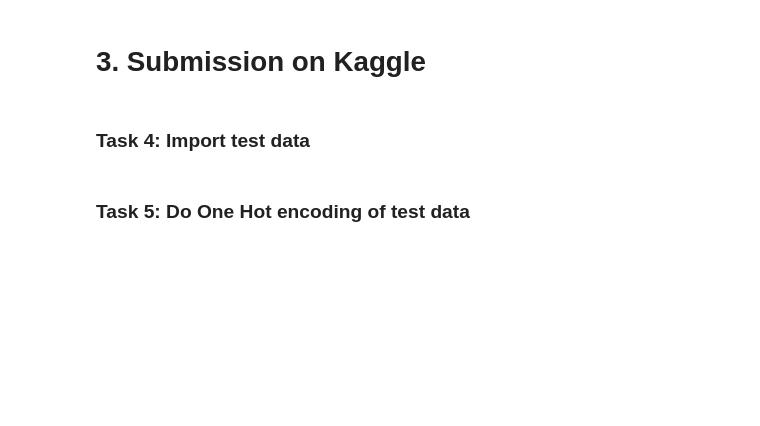
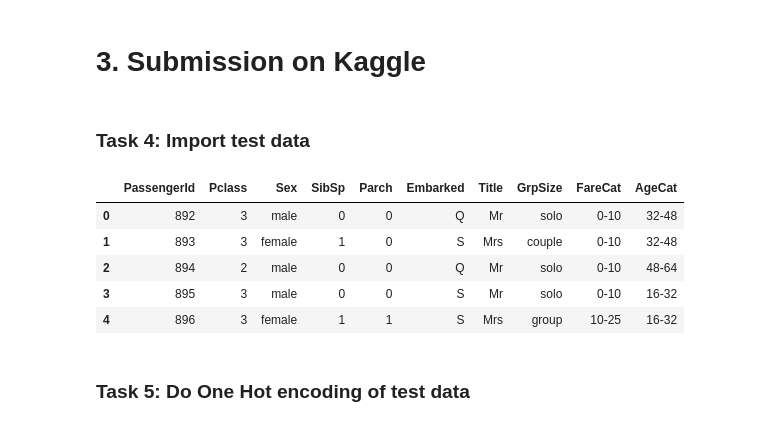
Before and after one commit to Sanaullah-nahk/Dice_Analytics_ML, a Jupyter notebook: Week 06/Logistic Regression/Classification-Notebook1-Tasks.ipynb, the cells around one changed output. Drawn from its saved outputs; the diff is of its cells as text; code cells hidden in the pictures; blank space fills up the shorter version.

```diff
--- a/Week 06/Logistic Regression/Classification-Notebook1-Tasks.ipynb
+++ b/Week 06/Logistic Regression/Classification-Notebook1-Tasks.ipynb
@@ -403,7 +384,15 @@ sns.lineplot(x=list(range(1,6)), y=acc_test, label='Testing')
 ### Task 4: Import test data
 # %%
 #write code here
-test = None
-df_test = None
+test = pd.read_csv('competition_clean.csv')
+df_test = test.copy()
+df_test.head()
+# %% [output]
+|  | PassengerId | Pclass | Sex | SibSp | Parch | Embarked | Title | GrpSize | FareCat | AgeCat |
+| 0 | 892 | 3 | male | 0 | 0 | Q | Mr | solo | 0-10 | 32-48 |
+| 1 | 893 | 3 | female | 1 | 0 | S | Mrs | couple | 0-10 | 32-48 |
+| 2 | 894 | 2 | male | 0 | 0 | Q | Mr | solo | 0-10 | 48-64 |
+| 3 | 895 | 3 | male | 0 | 0 | S | Mr | solo | 0-10 | 16-32 |
+| 4 | 896 | 3 | female | 1 | 1 | S | Mrs | group | 10-25 | 16-32 |
 # %% [markdown]
 ### Task 5: Do One Hot encoding of test data
```
Also changed, not shown: parts of 22 cells of this notebook, 19 other files.
